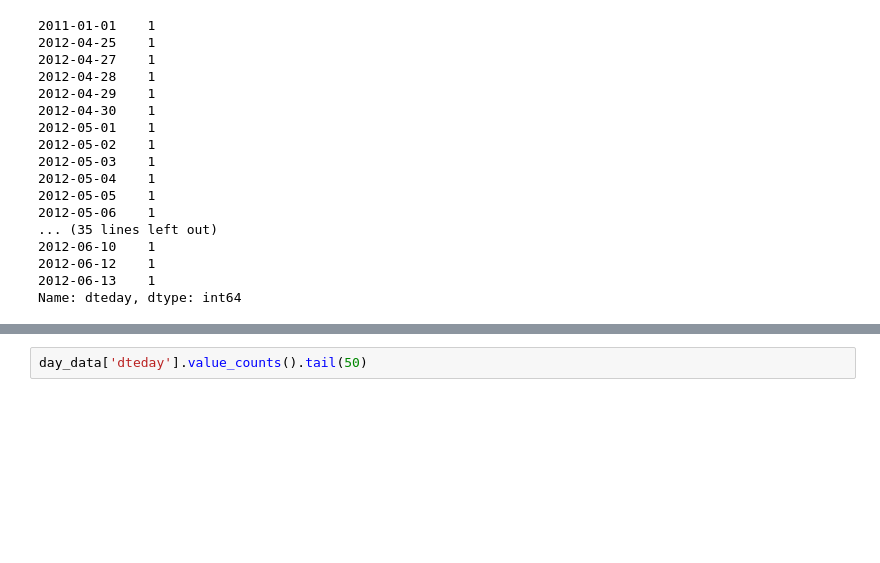
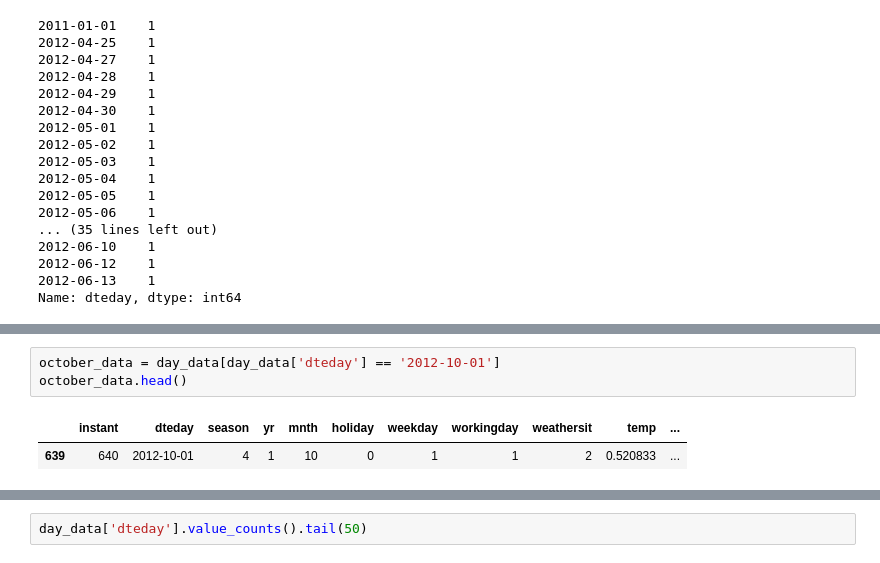
Before and after one commit to karlakum/Capstone-Two-Project, a Jupyter notebook: Notebooks/Bike_Data_Wrangling .ipynb, the cells around one changed output, grey strips where cells are left out. Drawn from its saved outputs; the diff is of its cells as text; blank space fills up the shorter version.

```diff
--- a/Notebooks/Bike_Data_Wrangling .ipynb
+++ b/Notebooks/Bike_Data_Wrangling .ipynb
@@ -155,0 +188,6 @@ Name: dteday, dtype: int64
+# %%
+october_data = day_data[day_data['dteday'] == '2012-10-01']
+october_data.head()
+# %% [output]
+|  | instant | dteday | season | yr | mnth | holiday | weekday | workingday | weathersit | temp | ... |
+| 639 | 640 | 2012-10-01 | 4 | 1 | 10 | 0 | 1 | 1 | 2 | 0.520833 | ... |
```
Also changed, not shown: parts of 38 cells of this notebook, 1 other file.
